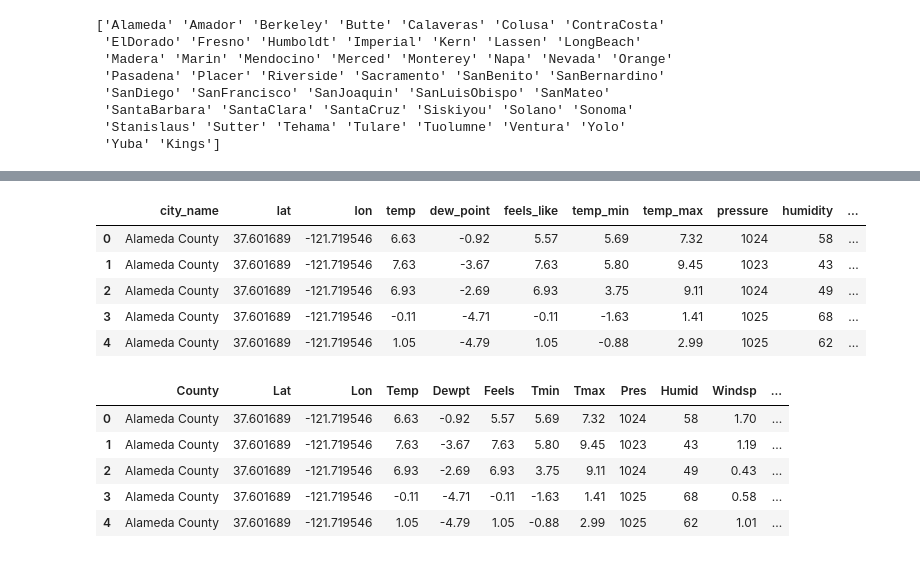
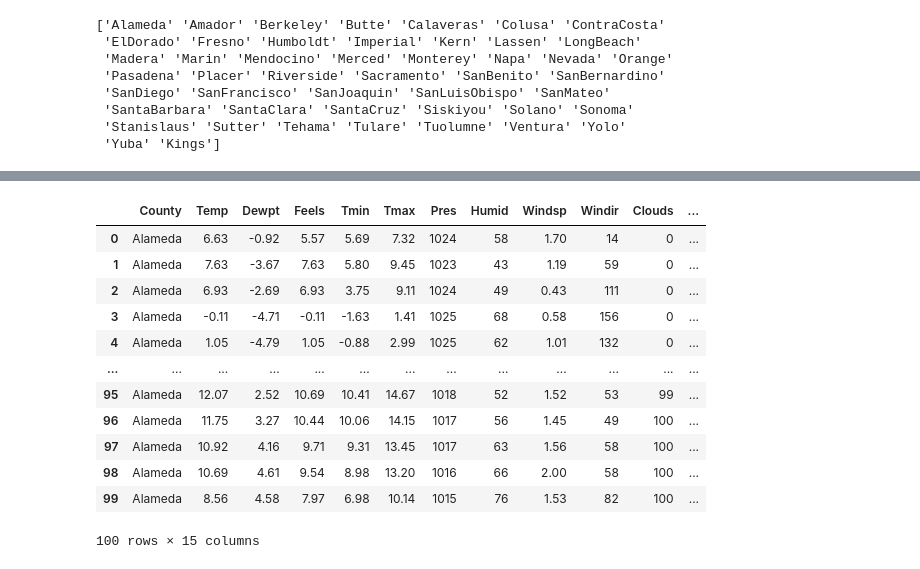
Before and after one commit to LeifHuenderML/ValleyForecast, a Jupyter notebook: src/data_cleaning/original_weather_cleaning.ipynb, the cells around one changed output, grey strips where cells are left out. Drawn from its saved outputs; the diff is of its cells as text; code cells hidden in the pictures.

```diff
--- a/src/data_cleaning/original_weather_cleaning.ipynb
+++ b/src/data_cleaning/original_weather_cleaning.ipynb
@@ -327 +308,23 @@ df.head()
+# %%
+# encode the strings as numeric values instead
+encoder = LabelEncoder()
+
+df['Wthrmain'] = encoder.fit_transform(df['Wthrmain'])
+df['Wthrdesc'] = encoder.fit_transform(df['Wthrdesc'])
+
+df.head(100)
+# %% [output]
+|  | County | Temp | Dewpt | Feels | Tmin | Tmax | Pres | Humid | Windsp | Windir | Clouds | ... |
+| 0 | Alameda | 6.63 | -0.92 | 5.57 | 5.69 | 7.32 | 1024 | 58 | 1.70 | 14 | 0 | ... |
+| 1 | Alameda | 7.63 | -3.67 | 7.63 | 5.80 | 9.45 | 1023 | 43 | 1.19 | 59 | 0 | ... |
+| 2 | Alameda | 6.93 | -2.69 | 6.93 | 3.75 | 9.11 | 1024 | 49 | 0.43 | 111 | 0 | ... |
+| 3 | Alameda | -0.11 | -4.71 | -0.11 | -1.63 | 1.41 | 1025 | 68 | 0.58 | 156 | 0 | ... |
+| 4 | Alameda | 1.05 | -4.79 | 1.05 | -0.88 | 2.99 | 1025 | 62 | 1.01 | 132 | 0 | ... |
+| ... | ... | ... | ... | ... | ... | ... | ... | ... | ... | ... | ... | ... |
+| 95 | Alameda | 12.07 | 2.52 | 10.69 | 10.41 | 14.67 | 1018 | 52 | 1.52 | 53 | 99 | ... |
+| 96 | Alameda | 11.75 | 3.27 | 10.44 | 10.06 | 14.15 | 1017 | 56 | 1.45 | 49 | 100 | ... |
+| 97 | Alameda | 10.92 | 4.16 | 9.71 | 9.31 | 13.45 | 1017 | 63 | 1.56 | 58 | 100 | ... |
+| 98 | Alameda | 10.69 | 4.61 | 9.54 | 8.98 | 13.20 | 1016 | 66 | 2.00 | 58 | 100 | ... |
+| 99 | Alameda | 8.56 | 4.58 | 7.97 | 6.98 | 10.14 | 1015 | 76 | 1.53 | 82 | 100 | ... |
+100 rows × 15 columns
 # %%
@@ -329,43 +331,0 @@ df.to_csv('../../data/weather_datasets/one_hot_weather_06_02_24.csv', index=Fals
-# %%
-# df1 is a copy of df before the onehot this one will be used for visualizations for its lower dimensionality
-df = df1
-df.head()
-# %% [output]
-|  | city_name | lat | lon | temp | dew_point | feels_like | temp_min | temp_max | pressure | humidity | ... |
-| 0 | Alameda County | 37.601689 | -121.719546 | 6.63 | -0.92 | 5.57 | 5.69 | 7.32 | 1024 | 58 | ... |
-| 1 | Alameda County | 37.601689 | -121.719546 | 7.63 | -3.67 | 7.63 | 5.80 | 9.45 | 1023 | 43 | ... |
-| 2 | Alameda County | 37.601689 | -121.719546 | 6.93 | -2.69 | 6.93 | 3.75 | 9.11 | 1024 | 49 | ... |
-| 3 | Alameda County | 37.601689 | -121.719546 | -0.11 | -4.71 | -0.11 | -1.63 | 1.41 | 1025 | 68 | ... |
-| 4 | Alameda County | 37.601689 | -121.719546 | 1.05 | -4.79 | 1.05 | -0.88 | 2.99 | 1025 | 62 | ... |
-# %%
-df = df.rename(columns={
-    'city_name': 'County',
-    'lat': 'Lat',
-    'lon': 'Lon',
-    'temp': 'Temp',
-    'dew_point': 'Dewpt',
-    'feels_like': 'Feels',
-    'temp_min': 'Tmin',
-    'temp_max': 'Tmax',
-    'pressure': 'Pres',
-    'humidity': 'Humid',
-    'wind_speed': 'Windsp',
-    'wind_deg': 'Windir',
-    'clouds_all': 'Clouds',
-    'weather_id': 'Wthrid',
-    'weather_main': 'Wthrmain',
-    'weather_description': 'Wthrdesc',
-    'Year': 'Year',
-    'Month': 'Month',
-    'Day': 'Day',
-    'Hour': 'Hour'
-})
-
-df.head()
-# %% [output]
-|  | County | Lat | Lon | Temp | Dewpt | Feels | Tmin | Tmax | Pres | Humid | Windsp | ... |
-| 0 | Alameda County | 37.601689 | -121.719546 | 6.63 | -0.92 | 5.57 | 5.69 | 7.32 | 1024 | 58 | 1.70 | ... |
-| 1 | Alameda County | 37.601689 | -121.719546 | 7.63 | -3.67 | 7.63 | 5.80 | 9.45 | 1023 | 43 | 1.19 | ... |
-| 2 | Alameda County | 37.601689 | -121.719546 | 6.93 | -2.69 | 6.93 | 3.75 | 9.11 | 1024 | 49 | 0.43 | ... |
-| 3 | Alameda County | 37.601689 | -121.719546 | -0.11 | -4.71 | -0.11 | -1.63 | 1.41 | 1025 | 68 | 0.58 | ... |
-| 4 | Alameda County | 37.601689 | -121.719546 | 1.05 | -4.79 | 1.05 | -0.88 | 2.99 | 1025 | 62 | 1.01 | ... |
```
Also changed, not shown: parts of 11 cells of this notebook, 5 other files.
